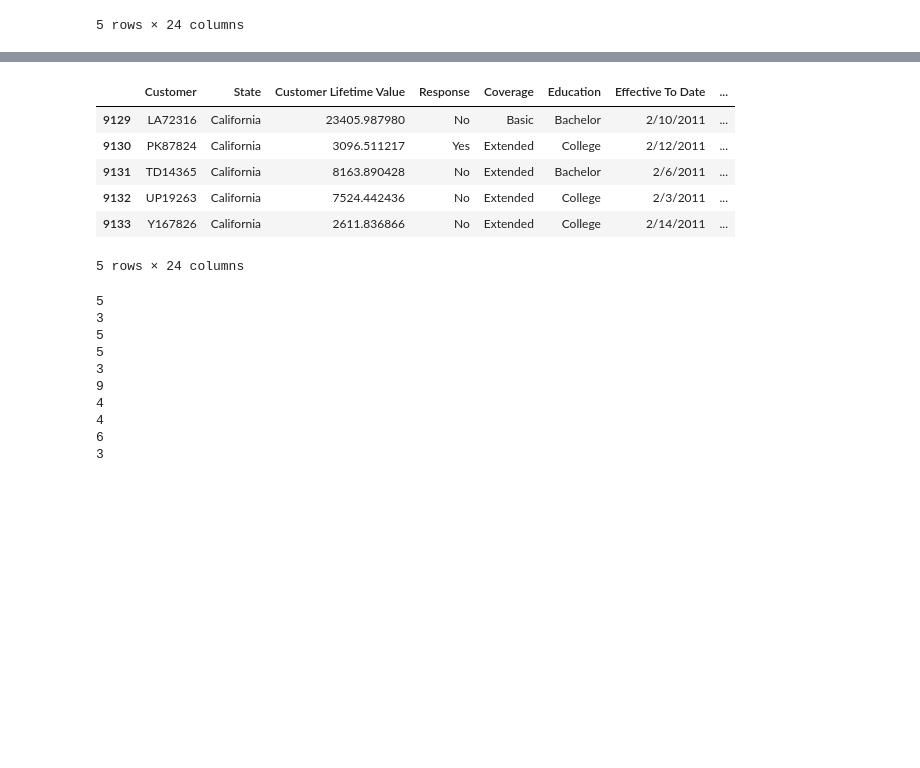
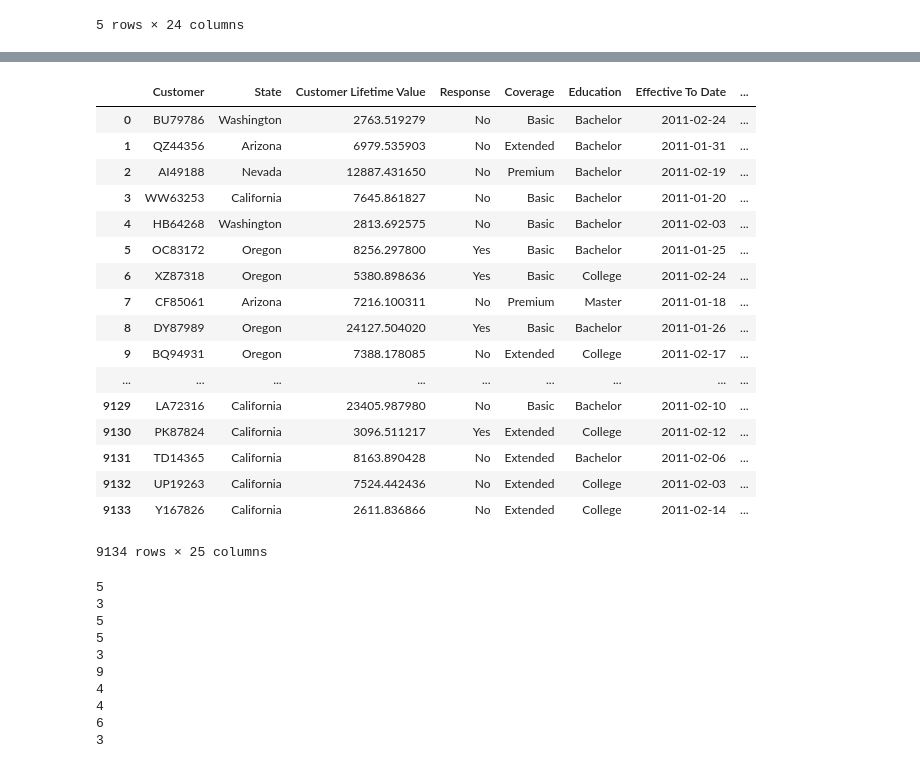
Before and after one commit to aman11verma/Open-IIT-DA, a Jupyter notebook: Pyder.ipynb, the cells around one changed output, grey strips where cells are left out. Drawn from its saved outputs; the diff is of its cells as text; code cells hidden in the pictures; blank space fills up the shorter version.

Commit message:
Added dates

```diff
--- a/Pyder.ipynb
+++ b/Pyder.ipynb
@@ -37,3 +37,6 @@ ins.head()
 | 3 | WW63253 | California | 7645.861827 | No | Basic | Bachelor | 1/20/2011 | ... |
 | 4 | HB64268 | Washington | 2813.692575 | No | Basic | Bachelor | 2/3/2011 | ... |
 5 rows × 24 columns
+# %%
+ins['Effective To Date']=pd.to_datetime(ins['Effective To Date'])
+ins.head()
@@ -40,13 +55,33 @@ ins.head()
+# %%
+a=pd.DataFrame()
+a['Date']=ins['Effective To Date']
+# %%
+from datetime import date
+d0=date(2010,12,31)
+d1 = pd.to_datetime(a['Date']).dt.date
+delta=d1-d0
+ins['Day']=delta
 # %%
-ins.tail()
+ins
 # %% [output]
 |  | Customer | State | Customer Lifetime Value | Response | Coverage | Education | Effective To Date | ... |
-| 9129 | LA72316 | California | 23405.987980 | No | Basic | Bachelor | 2/10/2011 | ... |
-| 9130 | PK87824 | California | 3096.511217 | Yes | Extended | College | 2/12/2011 | ... |
-| 9131 | TD14365 | California | 8163.890428 | No | Extended | Bachelor | 2/6/2011 | ... |
-| 9132 | UP19263 | California | 7524.442436 | No | Extended | College | 2/3/2011 | ... |
-| 9133 | Y167826 | California | 2611.836866 | No | Extended | College | 2/14/2011 | ... |
+| 0 | BU79786 | Washington | 2763.519279 | No | Basic | Bachelor | 2011-02-24 | ... |
+| 1 | QZ44356 | Arizona | 6979.535903 | No | Extended | Bachelor | 2011-01-31 | ... |
+| 2 | AI49188 | Nevada | 12887.431650 | No | Premium | Bachelor | 2011-02-19 | ... |
+| 3 | WW63253 | California | 7645.861827 | No | Basic | Bachelor | 2011-01-20 | ... |
+| 4 | HB64268 | Washington | 2813.692575 | No | Basic | Bachelor | 2011-02-03 | ... |
+| 5 | OC83172 | Oregon | 8256.297800 | Yes | Basic | Bachelor | 2011-01-25 | ... |
+| 6 | XZ87318 | Oregon | 5380.898636 | Yes | Basic | College | 2011-02-24 | ... |
+| 7 | CF85061 | Arizona | 7216.100311 | No | Premium | Master | 2011-01-18 | ... |
+| 8 | DY87989 | Oregon | 24127.504020 | Yes | Basic | Bachelor | 2011-01-26 | ... |
+| 9 | BQ94931 | Oregon | 7388.178085 | No | Extended | College | 2011-02-17 | ... |
+| ... | ... | ... | ... | ... | ... | ... | ... | ... |
+| 9129 | LA72316 | California | 23405.987980 | No | Basic | Bachelor | 2011-02-10 | ... |
+| 9130 | PK87824 | California | 3096.511217 | Yes | Extended | College | 2011-02-12 | ... |
+| 9131 | TD14365 | California | 8163.890428 | No | Extended | Bachelor | 2011-02-06 | ... |
+| 9132 | UP19263 | California | 7524.442436 | No | Extended | College | 2011-02-03 | ... |
+| 9133 | Y167826 | California | 2611.836866 | No | Extended | College | 2011-02-14 | ... |
-5 rows × 24 columns
+9134 rows × 25 columns
 # %%
 #Checking unique values in some categorical variables
 state_type=ins['State'].unique()
```
Also changed, not shown: parts of 2 cells of this notebook.
